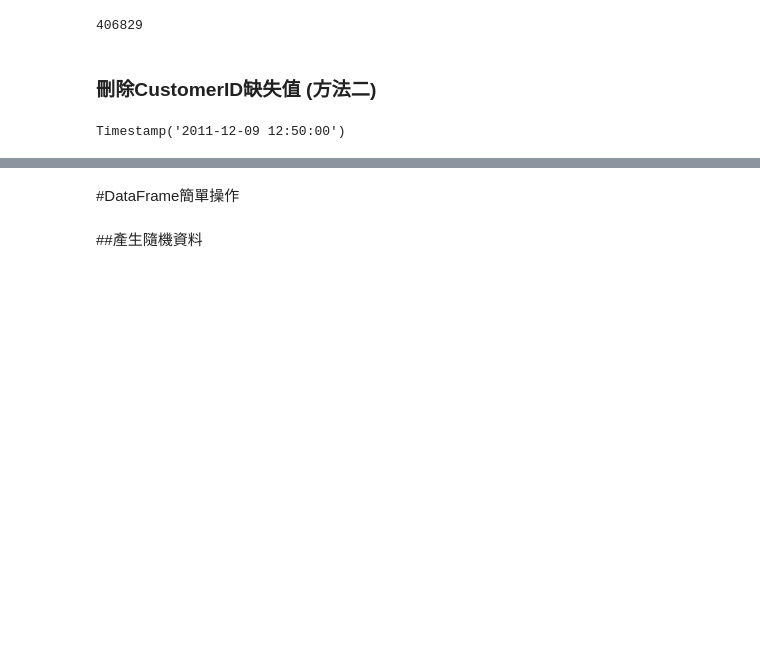
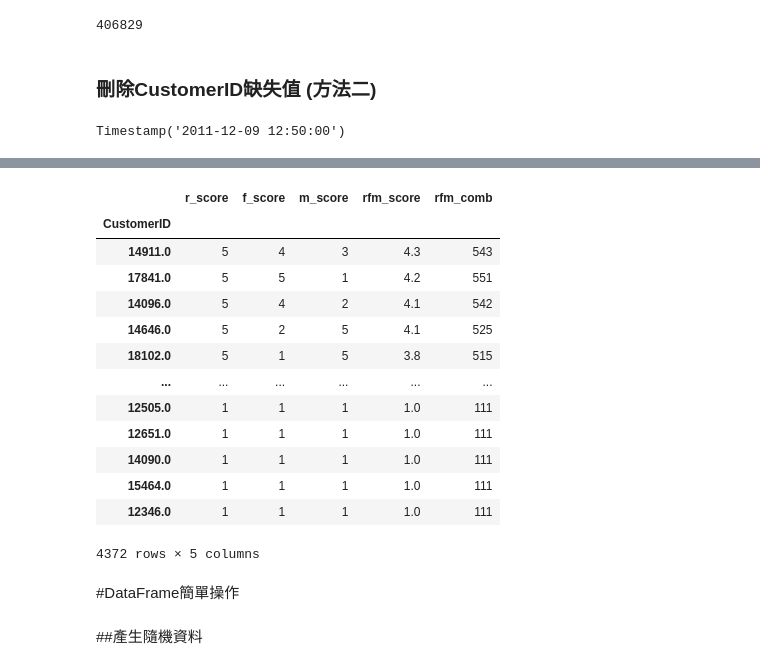
Before and after one commit to AlvisSu/20220702-python-lesson, a Jupyter notebook: 20220820.ipynb, the cells around one changed output, grey strips where cells are left out. Saved outputs shown, nothing was run; the diff lists cells and outputs as text; code cells hidden in the pictures; blank space fills up the shorter version.

```diff
--- a/20220820.ipynb
+++ b/20220820.ipynb
@@ -157,0 +281,4 @@ monetary = df['amount'].groupby(df['CustomerID']).sum()
+# %%
+# 合併Series成DataFrame: 方法二
+rfm_df = pd.concat([r_score, f_score, m_score], axis=1)
+rfm_df.columns = ['r_score', 'f_score', 'm_score']
@@ -157,0 +298,3 @@ monetary = df['amount'].groupby(df['CustomerID']).sum()
+# %%
+#將catogory轉換成int，catogory無法運算
+rfm_df = rfm_df.astype(int)
@@ -157,0 +331,10 @@ monetary = df['amount'].groupby(df['CustomerID']).sum()
+# %%
+# 方法一：加權平均
+rfm_df['rfm_score'] = rfm_df['r_score'] * 0.5 + rfm_df['f_score'] * 0.3 + rfm_df['m_score'] * 0.2
+# %%
+# 方法二：RFM组合
+rfm_df_tmp = rfm_df.copy()
+rfm_df_tmp['r_score'] = rfm_df_tmp['r_score'].astype('str')
+rfm_df_tmp['f_score'] = rfm_df_tmp['f_score'].astype('str')
+rfm_df_tmp['m_score'] = rfm_df_tmp['m_score'].astype('str')
+rfm_df['rfm_comb'] = rfm_df_tmp['r_score']+rfm_df_tmp['f_score']+rfm_df_tmp['m_score']
@@ -158,3 +351,20 @@ monetary = df['amount'].groupby(df['CustomerID']).sum()
+# %%
+rfm_df.sort_values('rfm_score', ascending=False)
+# %% [output]
+|  | r_score | f_score | m_score | rfm_score | rfm_comb |
+| CustomerID |  |  |  |  |  |
+| 14911.0 | 5 | 4 | 3 | 4.3 | 543 |
+| 17841.0 | 5 | 5 | 1 | 4.2 | 551 |
+| 14096.0 | 5 | 4 | 2 | 4.1 | 542 |
+| 14646.0 | 5 | 2 | 5 | 4.1 | 525 |
+| 18102.0 | 5 | 1 | 5 | 3.8 | 515 |
+| ... | ... | ... | ... | ... | ... |
+| 12505.0 | 1 | 1 | 1 | 1.0 | 111 |
+| 12651.0 | 1 | 1 | 1 | 1.0 | 111 |
+| 14090.0 | 1 | 1 | 1 | 1.0 | 111 |
+| 15464.0 | 1 | 1 | 1 | 1.0 | 111 |
+| 12346.0 | 1 | 1 | 1 | 1.0 | 111 |
+4372 rows × 5 columns
 # %% [markdown]
 #DataFrame簡單操作
 # %%
```
Also changed, not shown: parts of 18 cells of this notebook.
